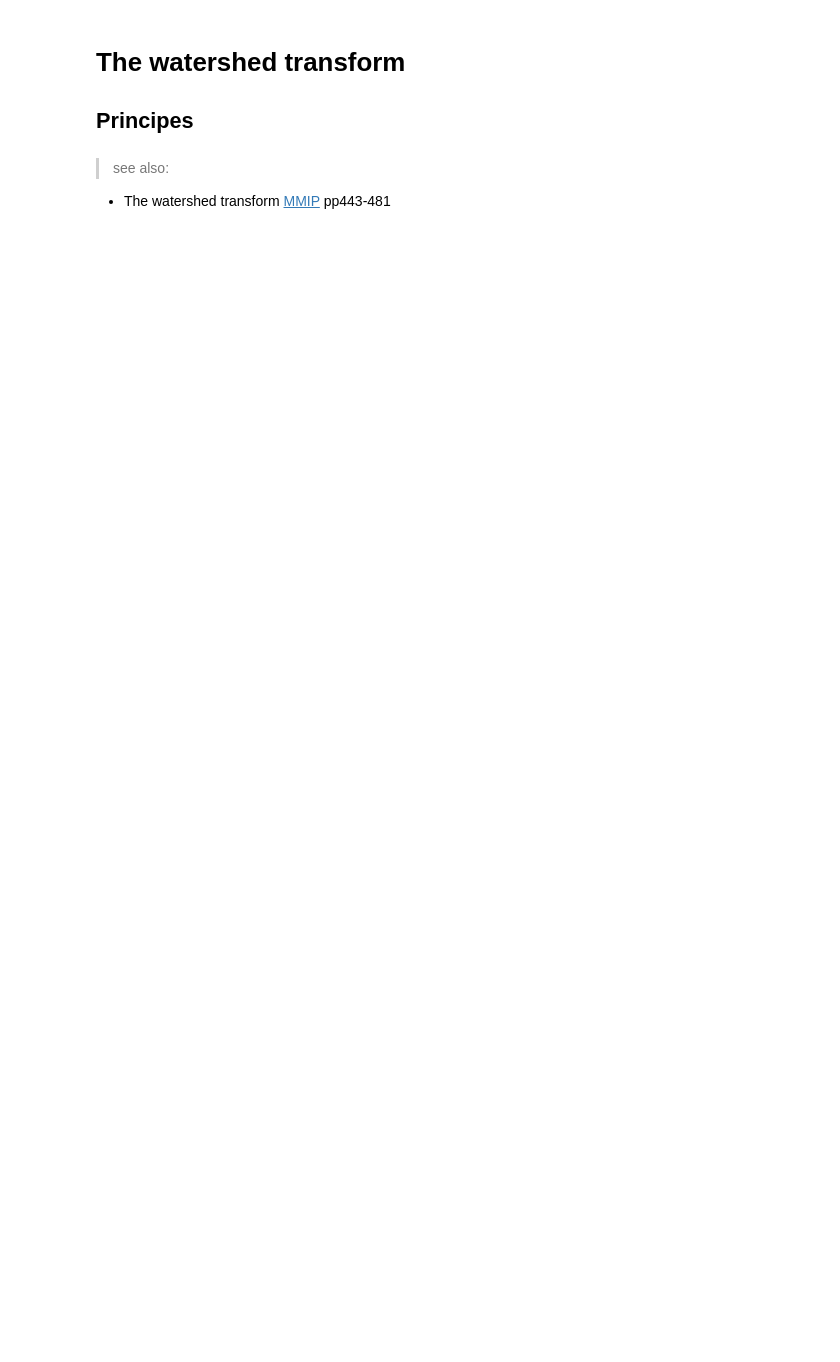
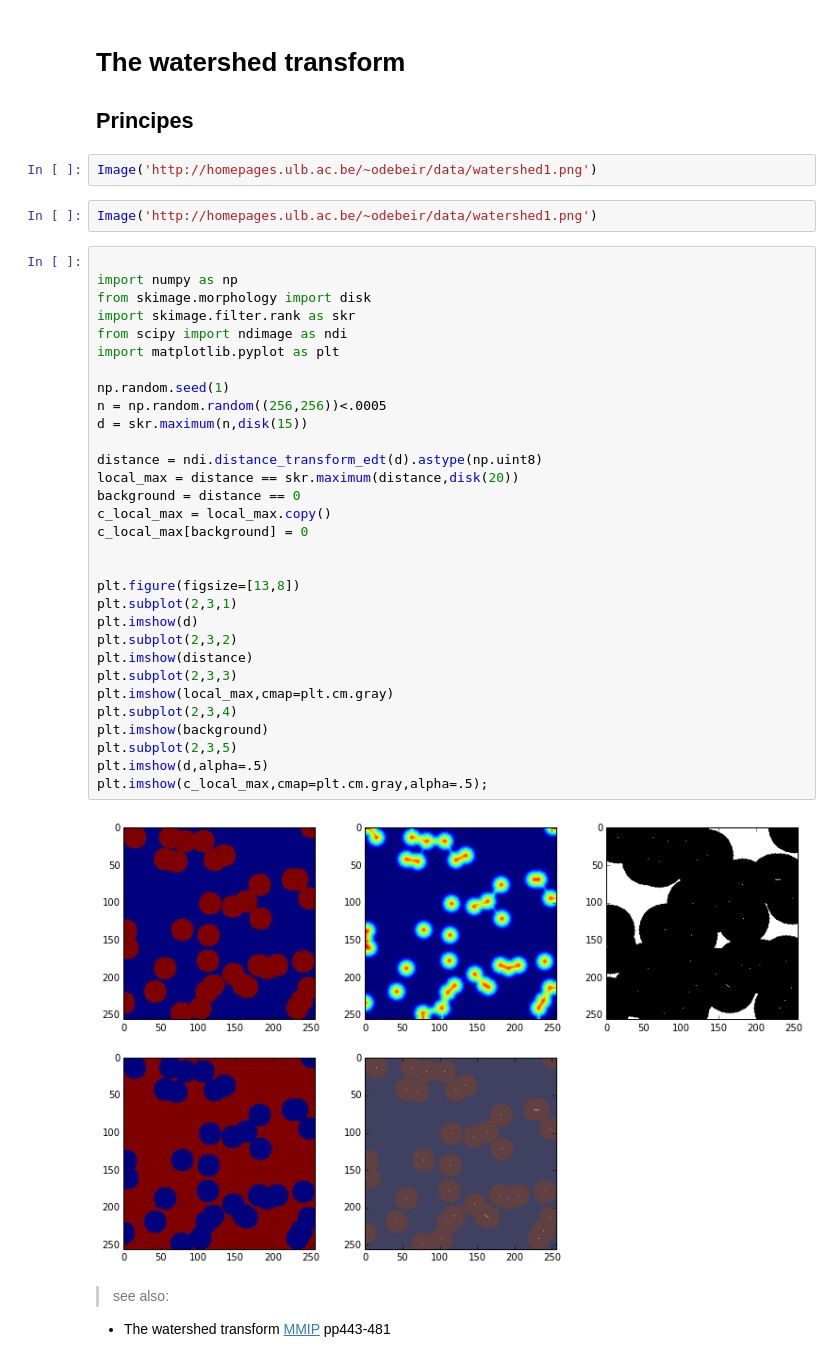
Before and after one commit to odebeir/info-h-500-501, a Jupyter notebook: 05-Morphomathematics/03-The watershed transform.ipynb, the cells around one changed output. Cells and saved outputs as stored; diff of their text form; blank space fills up the shorter version.

```diff
--- a/05-Morphomathematics/03-The watershed transform.ipynb
+++ b/05-Morphomathematics/03-The watershed transform.ipynb
@@ -11,6 +11,43 @@ HTML(header())
 # %% [markdown]
 # The watershed transform
 ## Principes
+# %%
+Image('http://homepages.ulb.ac.be/~odebeir/data/watershed1.png')
+# %%
+Image('http://homepages.ulb.ac.be/~odebeir/data/watershed1.png')
+# %%
+
+import numpy as np
+from skimage.morphology import disk
+import skimage.filter.rank as skr
+from scipy import ndimage as ndi
+import matplotlib.pyplot as plt
+
+np.random.seed(1)
+n = np.random.random((256,256))<.0005
+d = skr.maximum(n,disk(15))
+
+distance = ndi.distance_transform_edt(d).astype(np.uint8)
+local_max = distance == skr.maximum(distance,disk(20))
+background = distance == 0
+c_local_max = local_max.copy()
+c_local_max[background] = 0
+
+
+plt.figure(figsize=[13,8])
+plt.subplot(2,3,1)
+plt.imshow(d)
+plt.subplot(2,3,2)
+plt.imshow(distance)
+plt.subplot(2,3,3)
+plt.imshow(local_max,cmap=plt.cm.gray)
+plt.subplot(2,3,4)
+plt.imshow(background)
+plt.subplot(2,3,5)
+plt.imshow(d,alpha=.5)
+plt.imshow(c_local_max,cmap=plt.cm.gray,alpha=.5);
+# %% [output]
+[figure, added]
 # %% [markdown]
 >see also:
 * The watershed transform [MMIP](../00-Preface/06-References.ipynb#[DIPM]) pp443-481
```
Also changed, not shown: 1 other file.
